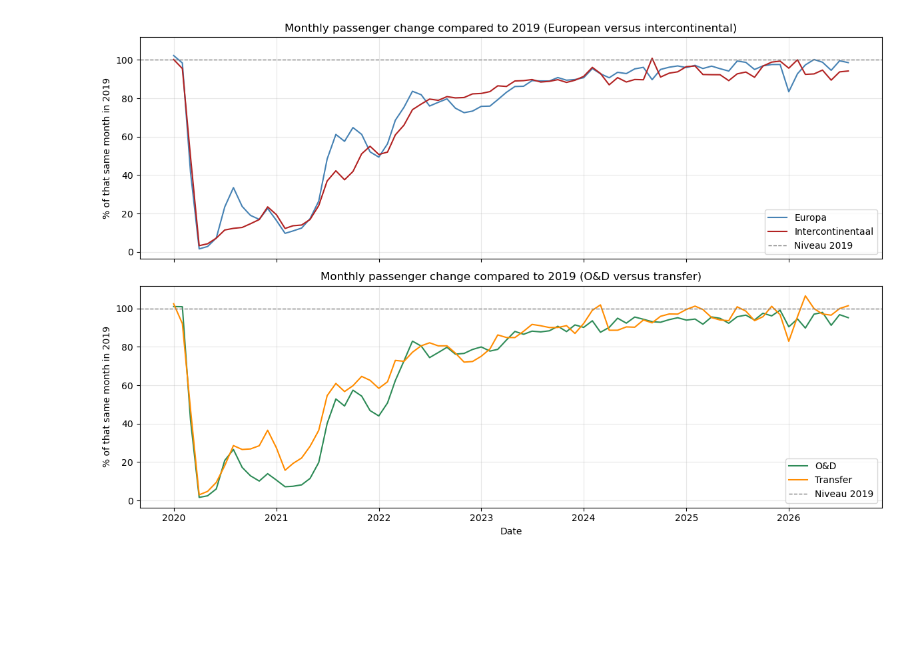
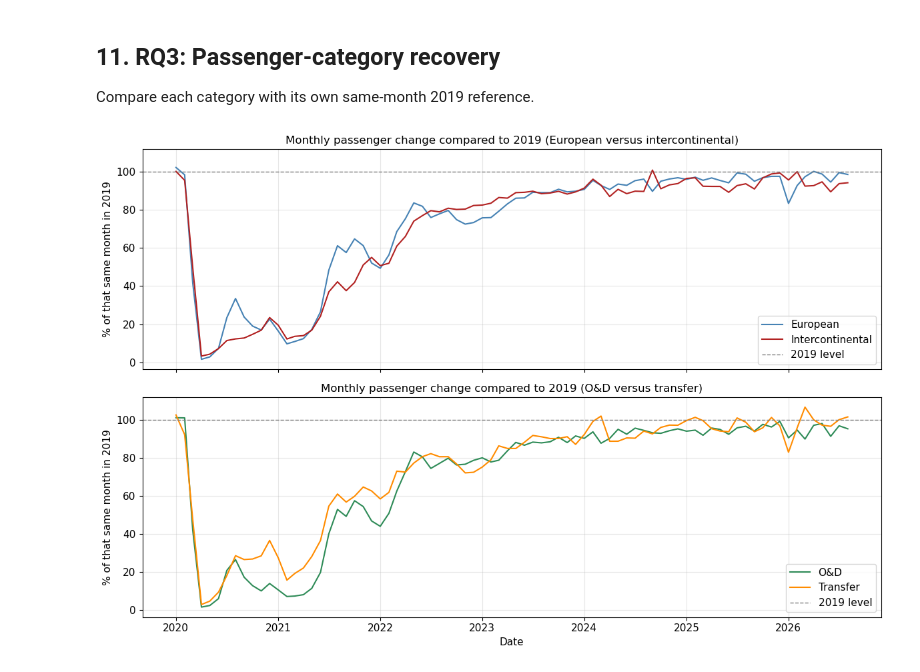
Before and after one commit to ElineLandman/Python-project-group-24, a Jupyter notebook: analysis_in_vscode.ipynb, the cells around one changed output. Cells and saved outputs as stored; diff of their text form; code cells hidden in the pictures; blank space fills up the shorter version.

```diff
--- a/analysis_in_vscode.ipynb
+++ b/analysis_in_vscode.ipynb
@@ -303,0 +609,18 @@ plt.show()
+# %%
+# Check sensitivity to any one month without changing the main analysis.
+data_2022 = pandemic.loc[pandemic["Jaar"] == 2022].sort_values("Datum")
+full_r = linear_summary(data_2022["Covid_per_miljoen"], data_2022["Totaal"])[2]
+sensitivity_rows = []
+for omitted in data_2022.index:
+    subset = data_2022.drop(index=omitted)
+    omitted_r = linear_summary(subset["Covid_per_miljoen"], subset["Totaal"])[2]
+    sensitivity_rows.append({
+        "Omitted_month": data_2022.loc[omitted, "Datum"].strftime("%Y-%m"),
+        "Remaining_months": len(subset), "Pearson_r": omitted_r,
+        "Change_from_full_r": omitted_r - full_r
+    })
+correlation_sensitivity = pd.DataFrame(sensitivity_rows)
+correlation_sensitivity.to_csv(RESULT_DIR / "correlation_sensitivity_2022.csv", index=False)
+print(f"Full 2022 correlation: {full_r:.3f}")
+print(f"Leave-one-month-out range: {correlation_sensitivity.Pearson_r.min():.3f} to {correlation_sensitivity.Pearson_r.max():.3f}")
+print(correlation_sensitivity.round(4).to_string(index=False))
@@ -304,6 +701,10 @@ plt.show()
+# %% [markdown]
+## 11. RQ3: Passenger-category recovery
+
+Compare each category with its own same-month 2019 reference.
 # %%
-groepen = schiphol.loc[
-    schiphol["Jaar"] >= 2020
+groups = passengers.loc[
+    passengers["Jaar"] >= 2020
 ].copy()
 
 fig, (ax1, ax2) = plt.subplots(
@@ -311,17 +712,17 @@ fig, (ax1, ax2) = plt.subplots(
 )
 
 ax1.plot(
-    groepen["Datum"],
-    groepen["Europa_index"],
-    label="Europa",
+    groups["Datum"],
+    groups["Europa_index"],
+    label="European",
     color="steelblue",
     linewidth=1.5
 )
 
 ax1.plot(
-    groepen["Datum"],
-    groepen["Intercontinentaal_index"],
-    label="Intercontinentaal",
+    groups["Datum"],
+    groups["Intercontinentaal_index"],
+    label="Intercontinental",
     color="firebrick",
     linewidth=1.5
 )
@@ -330,37 +731,39 @@ ax1.set_title("Monthly passenger change compared to 2019 (European versus interc
 ax1.set_ylabel("% of that same month in 2019")
 
 ax2.plot(
-    groepen["Datum"],
-    groepen["OD_index"],
+    groups["Datum"],
+    groups["OD_index"],
     label="O&D",
     color="seagreen",
     linewidth=1.5
 )
 
 ax2.plot(
-    groepen["Datum"],
-    groepen["Transfer_index"],
+    groups["Datum"],
+    groups["Transfer_index"],
     label="Transfer",
     color="darkorange",
     linewidth=1.5
 )
 
 ax2.set_title("Monthly passenger change compared to 2019 (O&D versus transfer)")
 ax2.set_xlabel("Date")
 ax2.set_ylabel("% of that same month in 2019")
 
 for ax in [ax1, ax2]:
     ax.axhline(
         100,
         color="gray",
         linestyle="--",
         linewidth=1,
-        label="Niveau 2019"
+        label="2019 level"
     )
     ax.legend()
     ax.grid(alpha=0.3)
 
 fig.tight_layout()
+Path("figure").mkdir(exist_ok=True)
+save_figure(fig, "schiphol_passenger_groups.png")
 plt.show()
 # %% [output]
-[figure, old version]
+[figure, new version]
```
Also changed, not shown: parts of 33 cells of this notebook, 27 other files.
